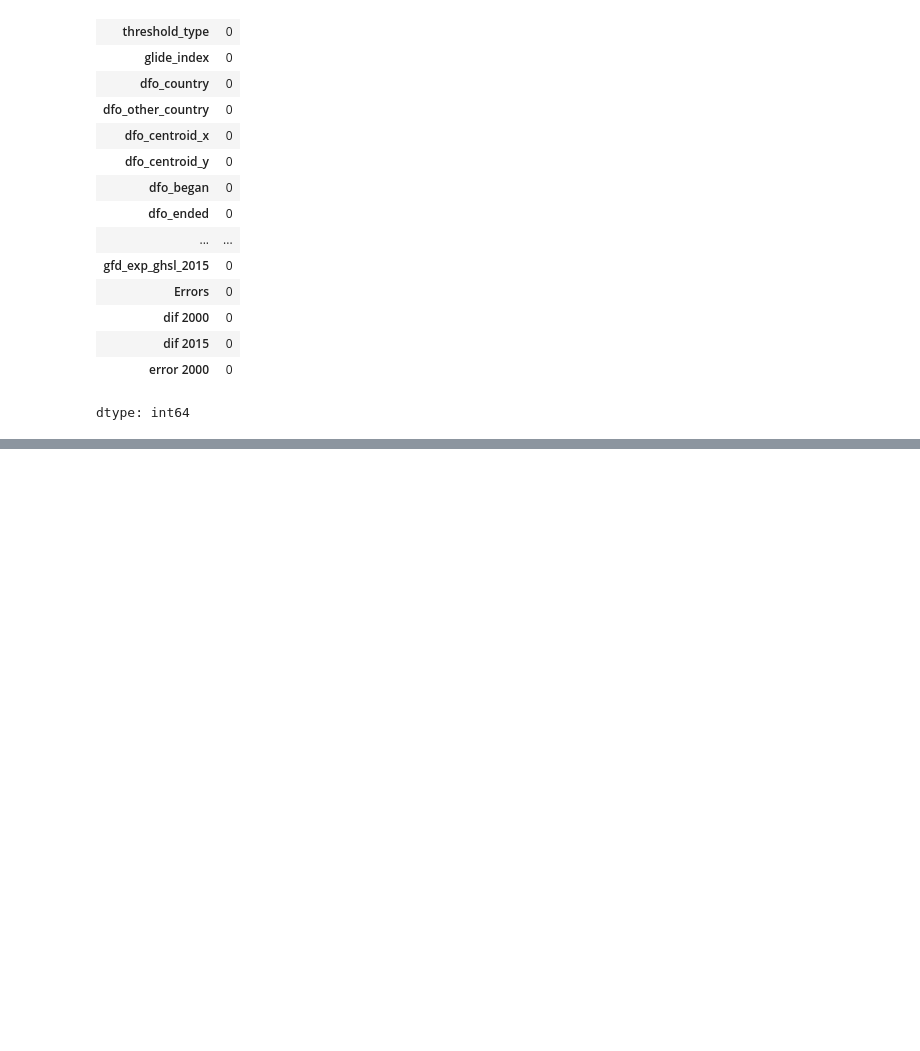
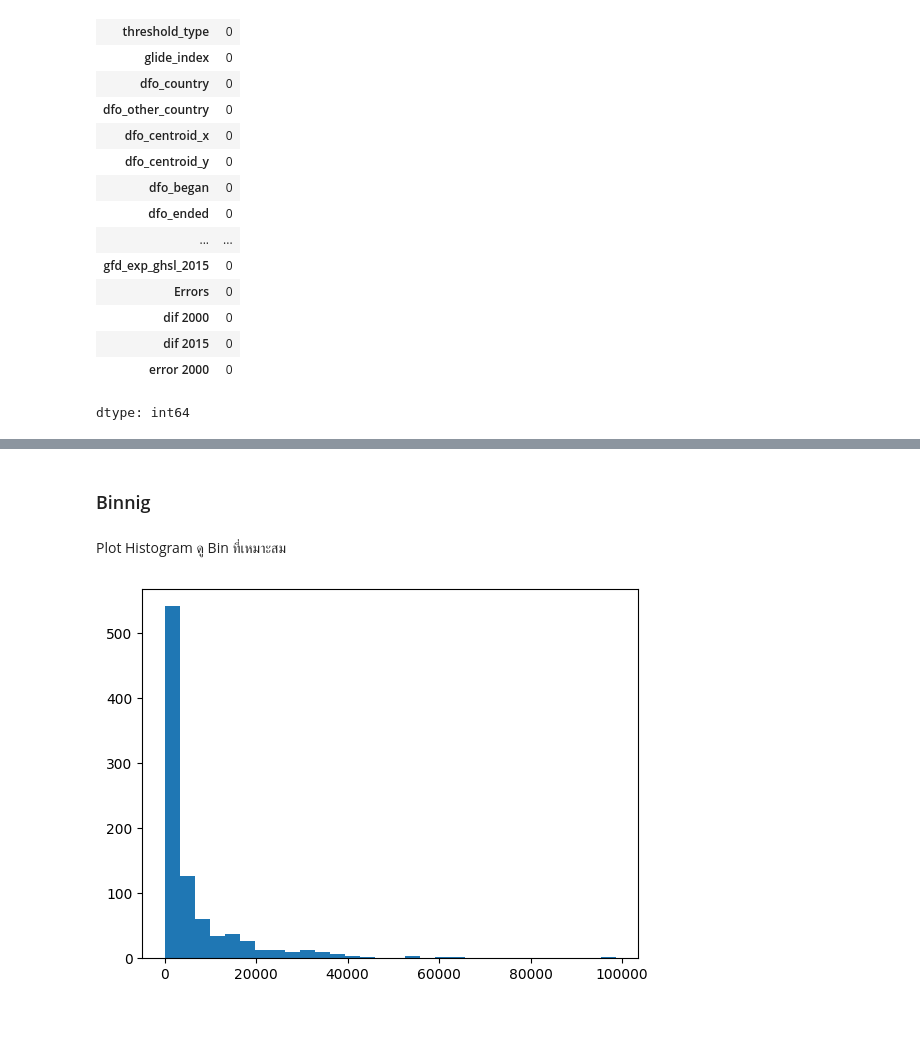
Before and after one commit to TKhahahah/BSC_DPDM2025, a Jupyter notebook: Ch3_Data_Preprocessing.ipynb, the cells around one changed output, grey strips where cells are left out. Cells and saved outputs as stored; diff of their text form; code cells hidden in the pictures; blank space fills up the shorter version.

```diff
--- a/Ch3_Data_Preprocessing.ipynb
+++ b/Ch3_Data_Preprocessing.ipynb
@@ -224,2 +252,10 @@ dtype: int64
+# %% [markdown]
+### Binnig
+# %% [markdown]
+Plot Histogram ดู Bin ที่เหมาะสม
+# %%
+outputhist = plt.hist(flood_data['gfd_area'],bins=30);
+# %% [output]
+[figure, added]
 # %% [markdown]
 #
```
Also changed, not shown: parts of 26 cells of this notebook.
